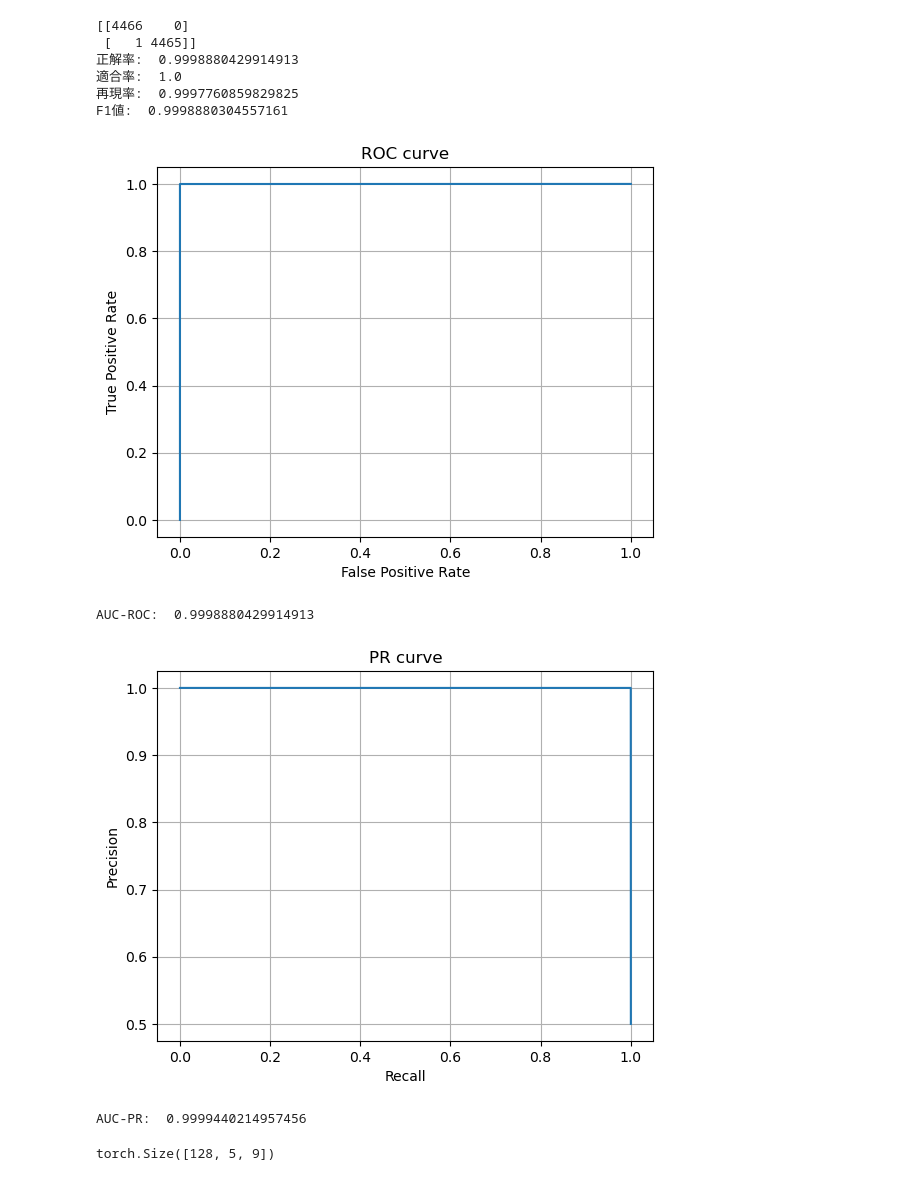
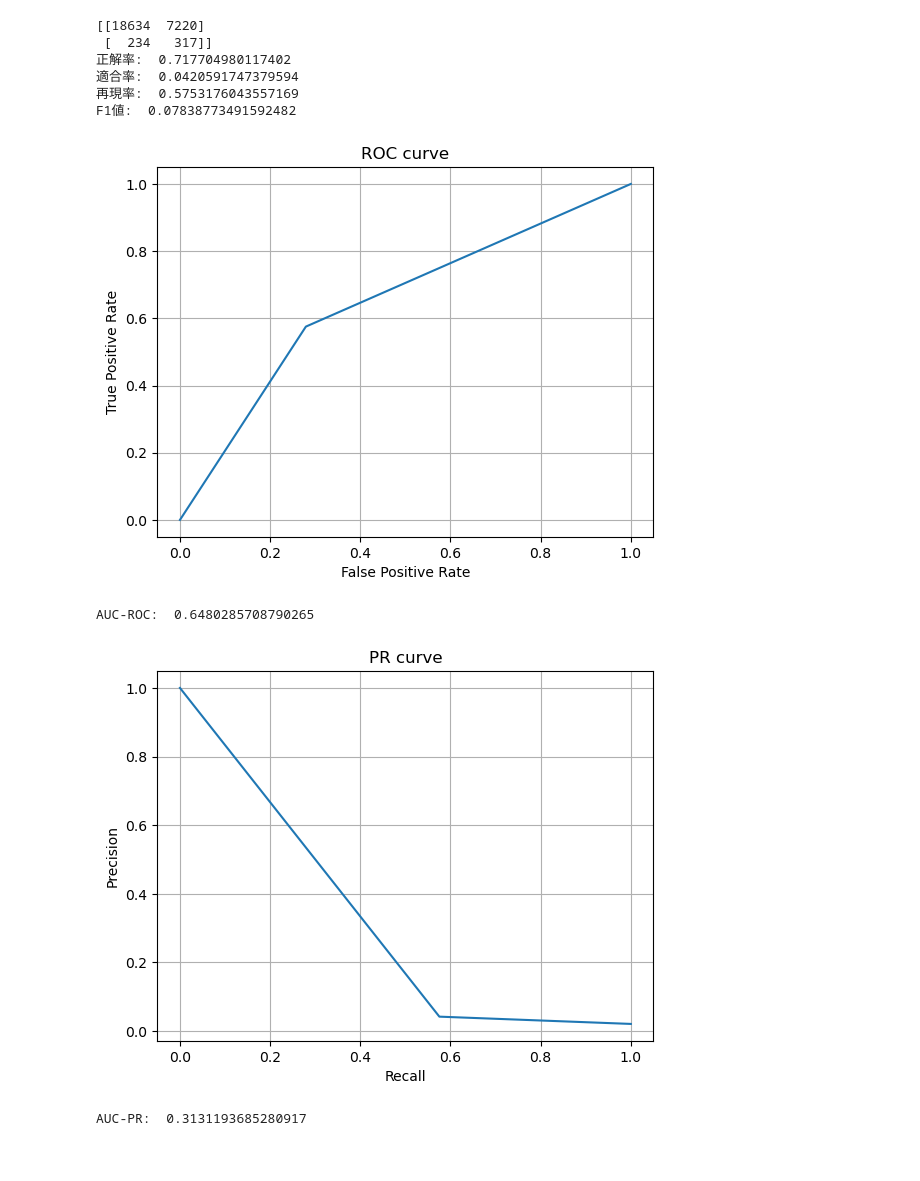
Before and after one commit to ystk98/EdeepVPP, a Jupyter notebook: Code/train_and_test.ipynb, the cells around one changed output. Saved outputs shown, nothing was run; the diff lists cells and outputs as text; code cells hidden in the pictures.

Commit message:
[Update] EdeepVPP, MyEdeepVPP, ParallelEdeepVPP

```diff
--- a/Code/train_and_test.ipynb
+++ b/Code/train_and_test.ipynb
@@ -21,14 +18,13 @@ out_size = 2
 # train data
 train_path = "../data/undersampled_train.csv"
 train_set = OneHotGenomeDataset(train_path)
-train_dataloader = BatchedGenomeDataLoader(train_set, batch_size=batch_size)
+train_dataloader = GenomeDataLoader(train_set, batch_size=batch_size, shuffle=True)
 # %%
 # criterion
-# weight = torch.tensor([100.0, 1.0]).cuda()
-criterion = nn.BCEWithLogitsLoss()
+criterion = nn.CrossEntropyLoss()
 # %%
 # model & optimizer
-model = OneConv(vocab_size, embed_dim, out_size=out_size).cuda()
+model = ParallelEdeepVPP(out_size=out_size).cuda()
 optimizer = optim.Adam(model.parameters())
 # %%
 # training
@@ -64,8 +60,8 @@ for epoch in range(max_epoch):
 # %%
 # test data
-test_path = "../data/undersampled_train.csv"
+test_path = "../data/fullset_test.csv"
 test_set = OneHotGenomeDataset(test_path)
-test_dataloader = BatchedGenomeDataLoader(test_set, batch_size=batch_size, shuffle=True)
+test_dataloader = GenomeDataLoader(test_set, batch_size=batch_size, shuffle=False)
 # %%
 # test
 batch_count = 0
@@ -77,7 +73,7 @@ with torch.no_grad():
 
     for x, t in test_dataloader:
         y = model(x)
-        p = torch.sigmoid(y)
+        p = F.softmax(y, dim=1)
 
         t_tmp = t
         p_tmp = p
@@ -102,49 +98,40 @@ with torch.no_grad():
     Actual Negative     TN        FP
            Positive     FN        TP
 
     """
     print("正解率: ", metrics.accuracy_score(label, y_pred))
     print("適合率: ", metrics.precision_score(label, y_pred))
     print("再現率: ", metrics.recall_score(label, y_pred))
     print("F1値: ", metrics.f1_score(label, y_pred))
 
     # ROC-AUC
     fpr, tpr, thresholds = metrics.roc_curve(label, y_pred)
     plt.plot(fpr, tpr, label="ROC curve")
     plt.title("ROC curve")
     plt.xlabel('False Positive Rate')
     plt.ylabel('True Positive Rate')
     plt.grid(True)
     plt.show()
     print("AUC-ROC: ", metrics.roc_auc_score(label, y_pred))
 
     # PR-AUC
     precision, recall, thresholds = metrics.precision_recall_curve(label, y_pred)
     auc = metrics.auc(recall, precision)
     plt.plot(recall, precision, label="PR curve")
     plt.title("PR curve")
     plt.xlabel("Recall")
     plt.ylabel("Precision")
     plt.grid(True)
     plt.show()
     print("AUC-PR: ", auc)
 # %% [output]
-[[4466    0]
- [   1 4465]]
-正解率:  0.9998880429914913
-適合率:  1.0
-再現率:  0.9997760859829825
-F1値:  0.9998880304557161
+[[18634  7220]
+ [  234   317]]
+正解率:  0.717704980117402
+適合率:  0.0420591747379594
+再現率:  0.5753176043557169
+F1値:  0.07838773491592482
-[figure, old version]
+[figure, new version]
-AUC-ROC:  0.9998880429914913
+AUC-ROC:  0.6480285708790265
-[figure, old version]
+[figure, new version]
-AUC-PR:  0.9999440214957456
+AUC-PR:  0.3131193685280917
-# %%
-# output convolution weights
-state_dict = model.conv.state_dict()
-kernel = state_dict['weight']
-
-print(kernel.shape)
-kernel??
-# %% [output]
-torch.Size([128, 5, 9])
```
Also changed, not shown: parts of 3 cells of this notebook, 3 other files.
